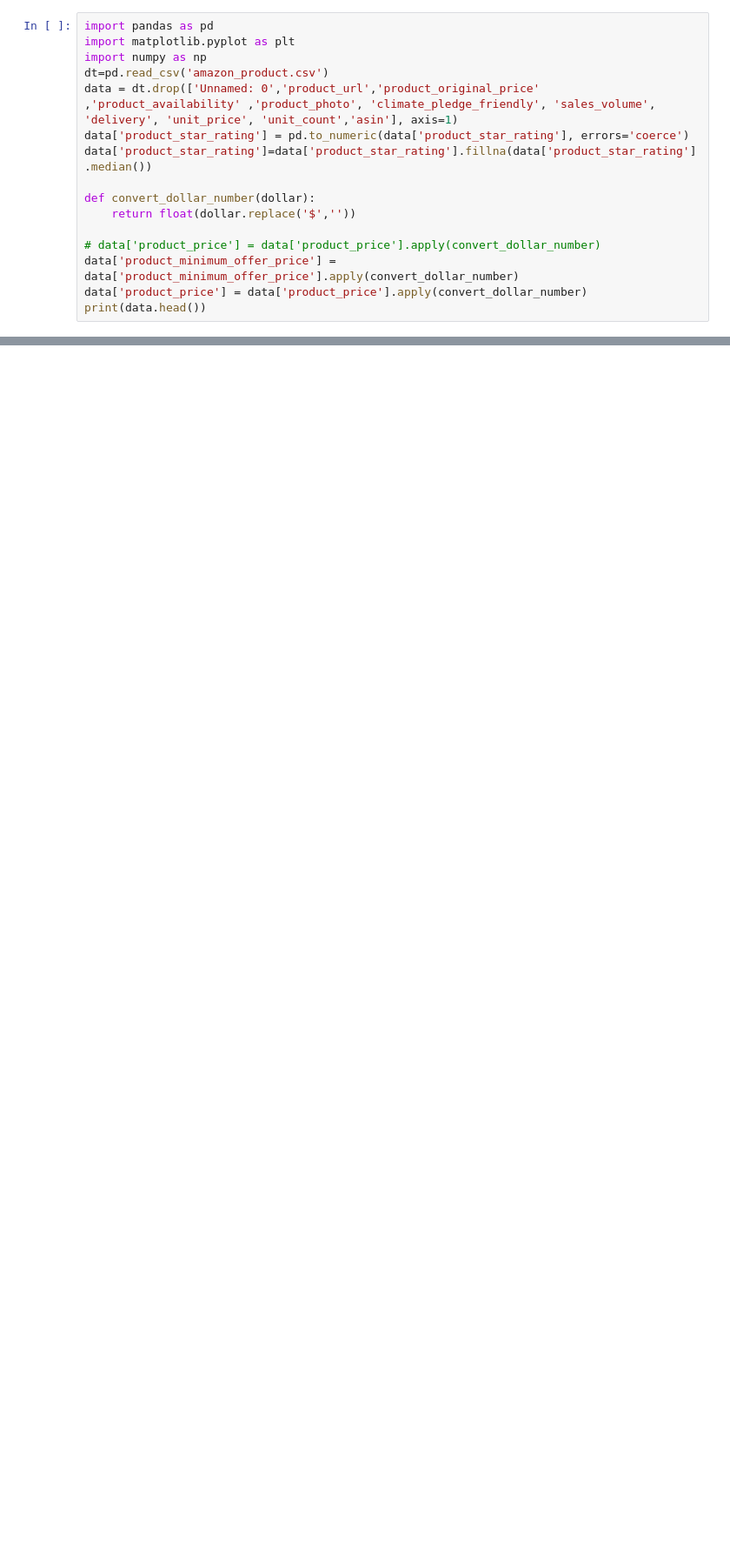
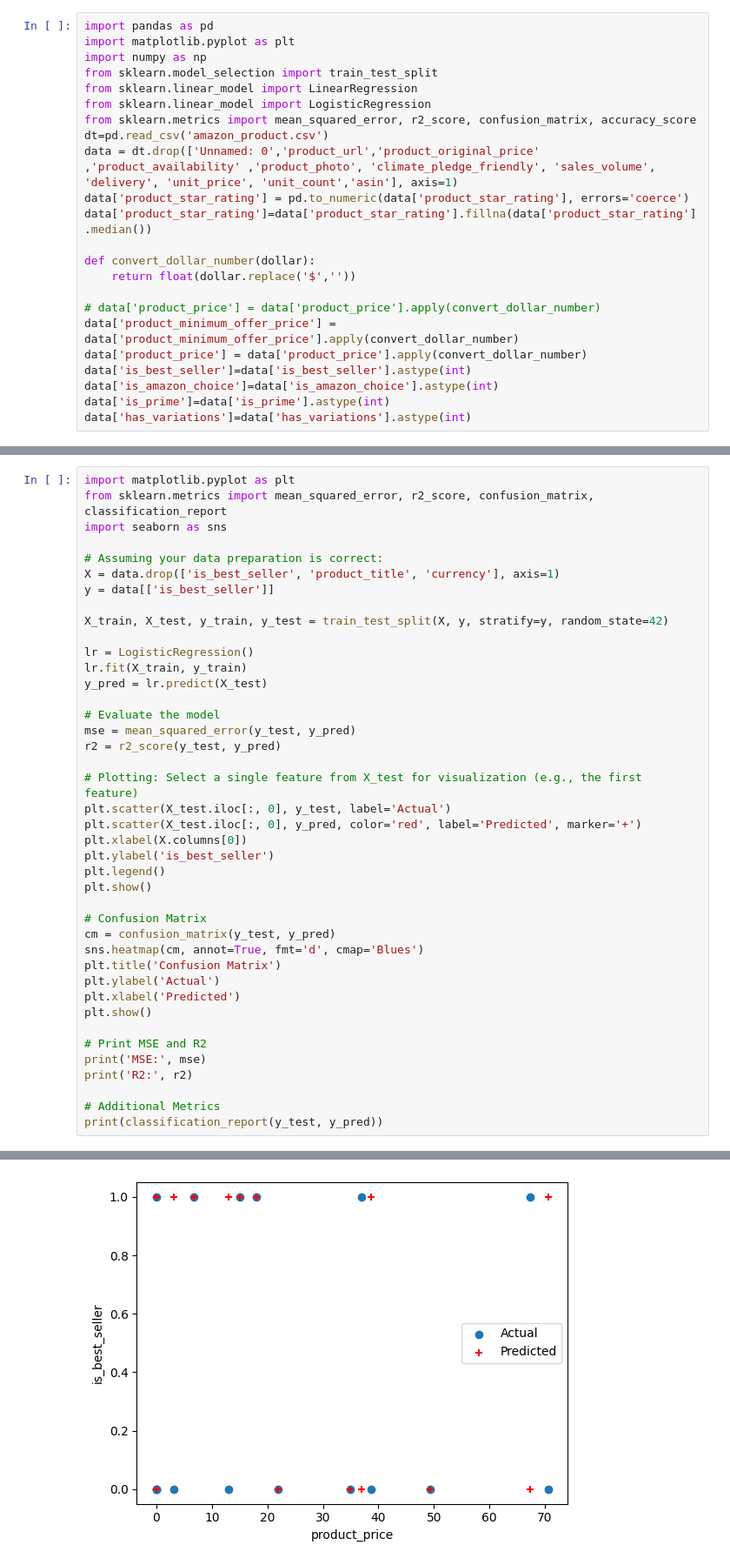
Before and after one commit to GiaKhanh-LVC/First-Data-Science, a Jupyter notebook: Amazon-Product/Fitting_models.ipynb, the cells around one changed output, grey strips where cells are left out. Shown: that part at 87% size. Drawn from its saved outputs; the diff is of its cells as text; blank space fills up the shorter version.

```diff
--- a/Amazon-Product/Fitting_models.ipynb
+++ b/Amazon-Product/Fitting_models.ipynb
@@ -2,6 +2,10 @@
 import pandas as pd
 import matplotlib.pyplot as plt
 import numpy as np
+from sklearn.model_selection import train_test_split
+from sklearn.linear_model import LinearRegression
+from sklearn.linear_model import LogisticRegression
+from sklearn.metrics import mean_squared_error, r2_score, confusion_matrix, accuracy_score
 dt=pd.read_csv('amazon_product.csv')
 data = dt.drop(['Unnamed: 0','product_url','product_original_price' ,'product_availability' ,'product_photo', 'climate_pledge_friendly', 'sales_volume', 'delivery', 'unit_price', 'unit_count','asin'], axis=1)
 data['product_star_rating'] = pd.to_numeric(data['product_star_rating'], errors='coerce')
@@ -13,4 +17,7 @@ def convert_dollar_number(dollar):
 # data['product_price'] = data['product_price'].apply(convert_dollar_number)
 data['product_minimum_offer_price'] = data['product_minimum_offer_price'].apply(convert_dollar_number)
 data['product_price'] = data['product_price'].apply(convert_dollar_number)
-print(data.head())
+data['is_best_seller']=data['is_best_seller'].astype(int)
+data['is_amazon_choice']=data['is_amazon_choice'].astype(int)
+data['is_prime']=data['is_prime'].astype(int)
+data['has_variations']=data['has_variations'].astype(int)
@@ -34,0 +24,42 @@ print(data.head())
+# %%
+import matplotlib.pyplot as plt
+from sklearn.metrics import mean_squared_error, r2_score, confusion_matrix, classification_report
+import seaborn as sns
+
+# Assuming your data preparation is correct:
+X = data.drop(['is_best_seller', 'product_title', 'currency'], axis=1)
+y = data[['is_best_seller']]
+
+X_train, X_test, y_train, y_test = train_test_split(X, y, stratify=y, random_state=42)
+
+lr = LogisticRegression()
+lr.fit(X_train, y_train)
+y_pred = lr.predict(X_test)
+
+# Evaluate the model
+mse = mean_squared_error(y_test, y_pred)
+r2 = r2_score(y_test, y_pred)
+
+# Plotting: Select a single feature from X_test for visualization (e.g., the first feature)
+plt.scatter(X_test.iloc[:, 0], y_test, label='Actual')
+plt.scatter(X_test.iloc[:, 0], y_pred, color='red', label='Predicted', marker='+')
+plt.xlabel(X.columns[0])
+plt.ylabel('is_best_seller')
+plt.legend()
+plt.show()
+
+# Confusion Matrix
+cm = confusion_matrix(y_test, y_pred)
+sns.heatmap(cm, annot=True, fmt='d', cmap='Blues')
+plt.title('Confusion Matrix')
+plt.ylabel('Actual')
+plt.xlabel('Predicted')
+plt.show()
+
+# Print MSE and R2
+print('MSE:', mse)
+print('R2:', r2)
+
+# Additional Metrics
+print(classification_report(y_test, y_pred))
+# %% [output]
@@ -34,0 +73 @@ print(data.head())
+[figure, added]
```
Also changed, not shown: parts of 2 cells of this notebook.
